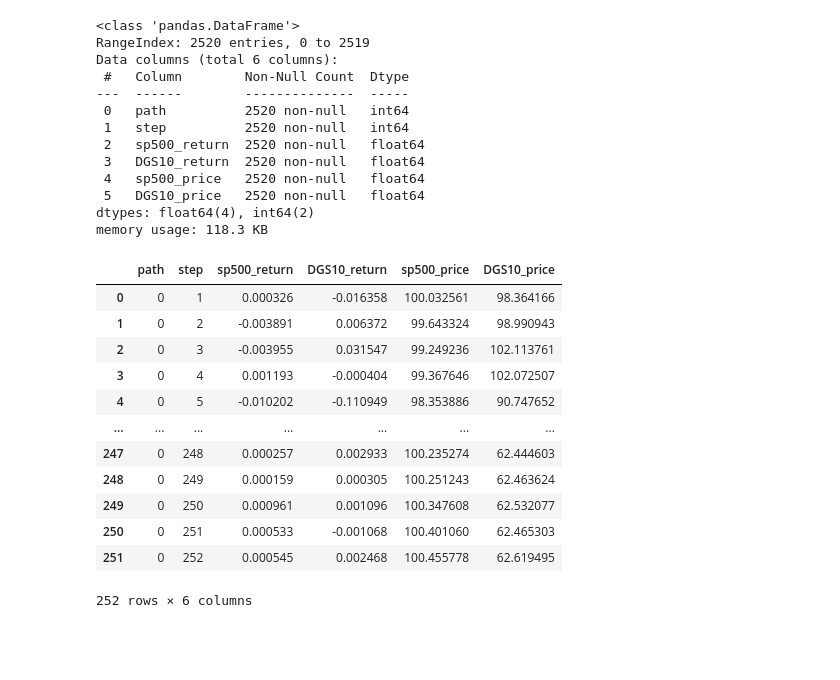
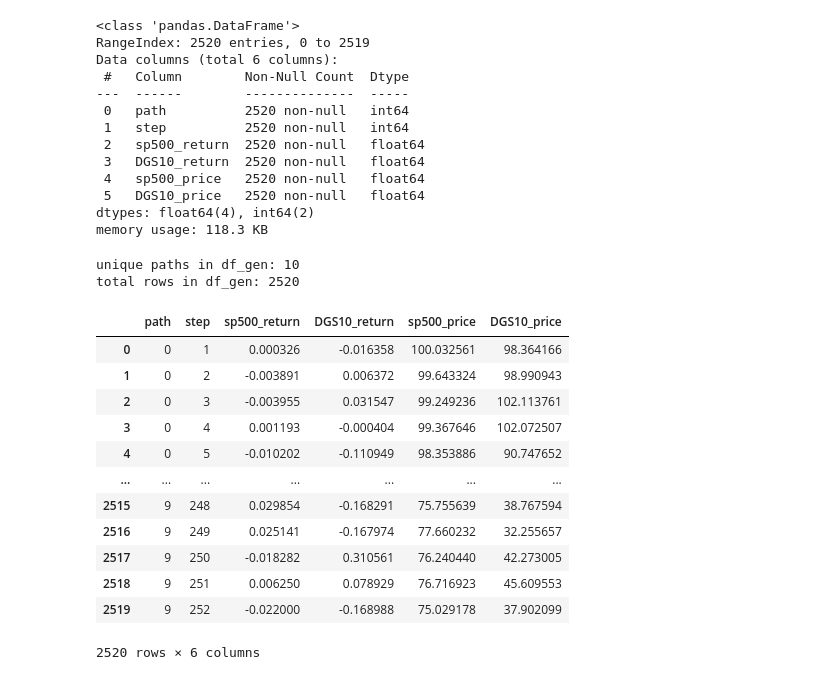
Before and after one commit to 5ky7/DSSjissyu, a Jupyter notebook: data_exploration.ipynb, the cells around one changed output. Saved outputs shown, nothing was run; the diff lists cells and outputs as text; code cells hidden in the pictures; blank space fills up the shorter version.

```diff
--- a/data_exploration.ipynb
+++ b/data_exploration.ipynb
@@ -306,18 +308,25 @@ Data columns (total 6 columns):
 dtypes: float64(4), int64(2)
 memory usage: 118.3 KB
 # %%
-df_gen = df_gen[df_gen['path'] == 0]
+print(f"unique paths in df_gen: {df_gen['path'].nunique()}")
+print(f"total rows in df_gen: {len(df_gen)}")
+# 全てのpathを使う（フィルタは削除）
 # %% [output]
-|  | path | step | sp500_return | DGS10_return | sp500_price | DGS10_price |
-| 0 | 0 | 1 | 0.000326 | -0.016358 | 100.032561 | 98.364166 |
-| 1 | 0 | 2 | -0.003891 | 0.006372 | 99.643324 | 98.990943 |
-| 2 | 0 | 3 | -0.003955 | 0.031547 | 99.249236 | 102.113761 |
-| 3 | 0 | 4 | 0.001193 | -0.000404 | 99.367646 | 102.072507 |
-| 4 | 0 | 5 | -0.010202 | -0.110949 | 98.353886 | 90.747652 |
-| ... | ... | ... | ... | ... | ... | ... |
-| 247 | 0 | 248 | 0.000257 | 0.002933 | 100.235274 | 62.444603 |
-| 248 | 0 | 249 | 0.000159 | 0.000305 | 100.251243 | 62.463624 |
-| 249 | 0 | 250 | 0.000961 | 0.001096 | 100.347608 | 62.532077 |
-| 250 | 0 | 251 | 0.000533 | -0.001068 | 100.401060 | 62.465303 |
-| 251 | 0 | 252 | 0.000545 | 0.002468 | 100.455778 | 62.619495 |
-252 rows × 6 columns
+unique paths in df_gen: 10
+total rows in df_gen: 2520
+# %%
+df_gen
+# %% [output]
+|  | path | step | sp500_return | DGS10_return | sp500_price | DGS10_price |
+| 0 | 0 | 1 | 0.000326 | -0.016358 | 100.032561 | 98.364166 |
+| 1 | 0 | 2 | -0.003891 | 0.006372 | 99.643324 | 98.990943 |
+| 2 | 0 | 3 | -0.003955 | 0.031547 | 99.249236 | 102.113761 |
+| 3 | 0 | 4 | 0.001193 | -0.000404 | 99.367646 | 102.072507 |
+| 4 | 0 | 5 | -0.010202 | -0.110949 | 98.353886 | 90.747652 |
+| ... | ... | ... | ... | ... | ... | ... |
+| 2515 | 9 | 248 | 0.029854 | -0.168291 | 75.755639 | 38.767594 |
+| 2516 | 9 | 249 | 0.025141 | -0.167974 | 77.660232 | 32.255657 |
+| 2517 | 9 | 250 | -0.018282 | 0.310561 | 76.240440 | 42.273005 |
+| 2518 | 9 | 251 | 0.006250 | 0.078929 | 76.716923 | 45.609553 |
+| 2519 | 9 | 252 | -0.022000 | -0.168988 | 75.029178 | 37.902099 |
+2520 rows × 6 columns
```
Also changed, not shown: parts of 4 cells of this notebook, 11 other files.
